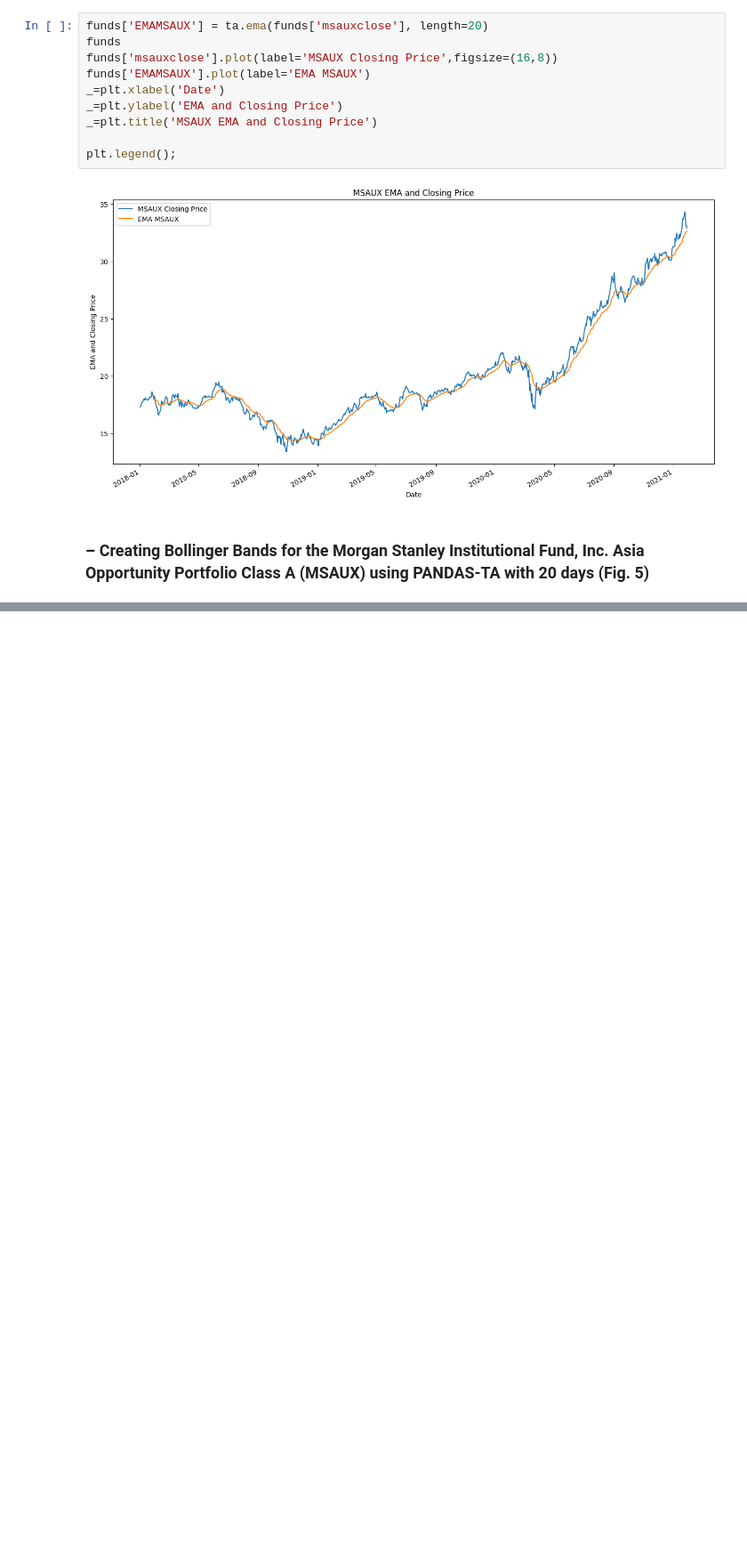
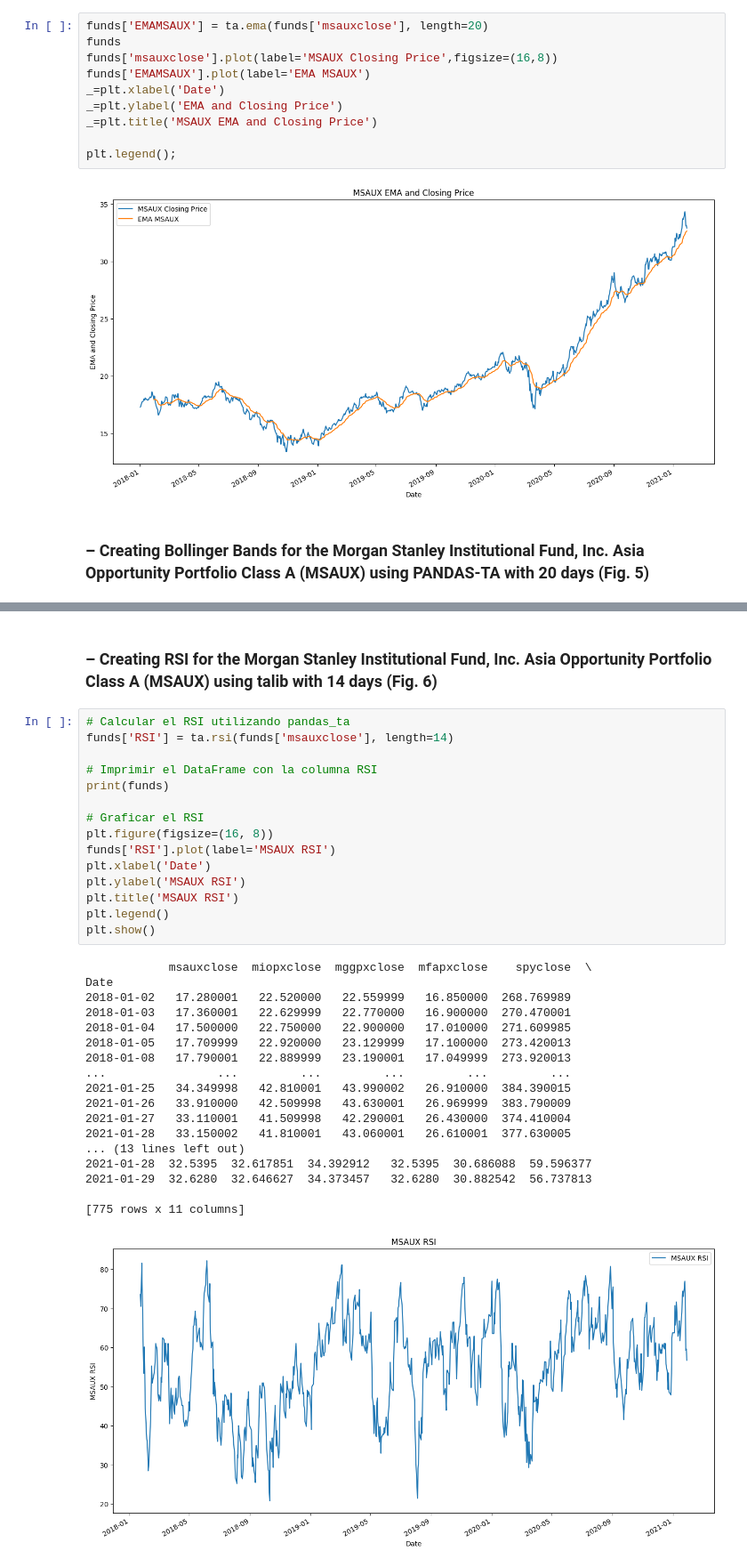
Before and after one commit to AvatarGaming/Python, a Jupyter notebook: Applied Quantitative Finance Using Python for Financial Analysis/SCRIPT07 - WRAPPING UP THE BOOK - UNDERSTANDING PERFORMANCE.ipynb, the cells around one changed output, grey strips where cells are left out. Shown at 89% size. Drawn from its saved outputs; the diff is of its cells as text; blank space fills up the shorter version.

```diff
--- a/Applied Quantitative Finance Using Python for Financial Analysis/SCRIPT07 - WRAPPING UP THE BOOK - UNDERSTANDING PERFORMANCE.ipynb
+++ b/Applied Quantitative Finance Using Python for Financial Analysis/SCRIPT07 - WRAPPING UP THE BOOK - UNDERSTANDING PERFORMANCE.ipynb
@@ -231 +248,37 @@ plt.show()
 [figure]
+# %% [markdown]
+### – Creating RSI for the Morgan Stanley Institutional Fund, Inc. Asia Opportunity Portfolio Class A (MSAUX) using talib with 14 days (Fig. 6)
+# %%
+# Calcular el RSI utilizando pandas_ta
+funds['RSI'] = ta.rsi(funds['msauxclose'], length=14)
+
+# Imprimir el DataFrame con la columna RSI
+print(funds)
+
+# Graficar el RSI
+plt.figure(figsize=(16, 8))
+funds['RSI'].plot(label='MSAUX RSI')
+plt.xlabel('Date')
+plt.ylabel('MSAUX RSI')
+plt.title('MSAUX RSI')
+plt.legend()
+plt.show()
+# %% [output]
+            msauxclose  miopxclose  mggpxclose  mfapxclose    spyclose  \
+Date
+2018-01-02   17.280001   22.520000   22.559999   16.850000  268.769989
+2018-01-03   17.360001   22.629999   22.770000   16.900000  270.470001
+2018-01-04   17.500000   22.750000   22.900000   17.010000  271.609985
+2018-01-05   17.709999   22.920000   23.129999   17.100000  273.420013
+2018-01-08   17.790001   22.889999   23.190001   17.049999  273.920013
+...                ...         ...         ...         ...         ...
+2021-01-25   34.349998   42.810001   43.990002   26.910000  384.390015
+2021-01-26   33.910000   42.509998   43.630001   26.969999  383.790009
+2021-01-27   33.110001   41.509998   42.290001   26.430000  374.410004
+2021-01-28   33.150002   41.810001   43.060001   26.610001  377.630005
+... (13 lines left out)
+2021-01-28  32.5395  32.617851  34.392912   32.5395  30.686088  59.596377
+2021-01-29  32.6280  32.646627  34.373457   32.6280  30.882542  56.737813
+
+[775 rows x 11 columns]
+[figure, added]
```
Also changed, not shown: parts of 14 cells of this notebook.
